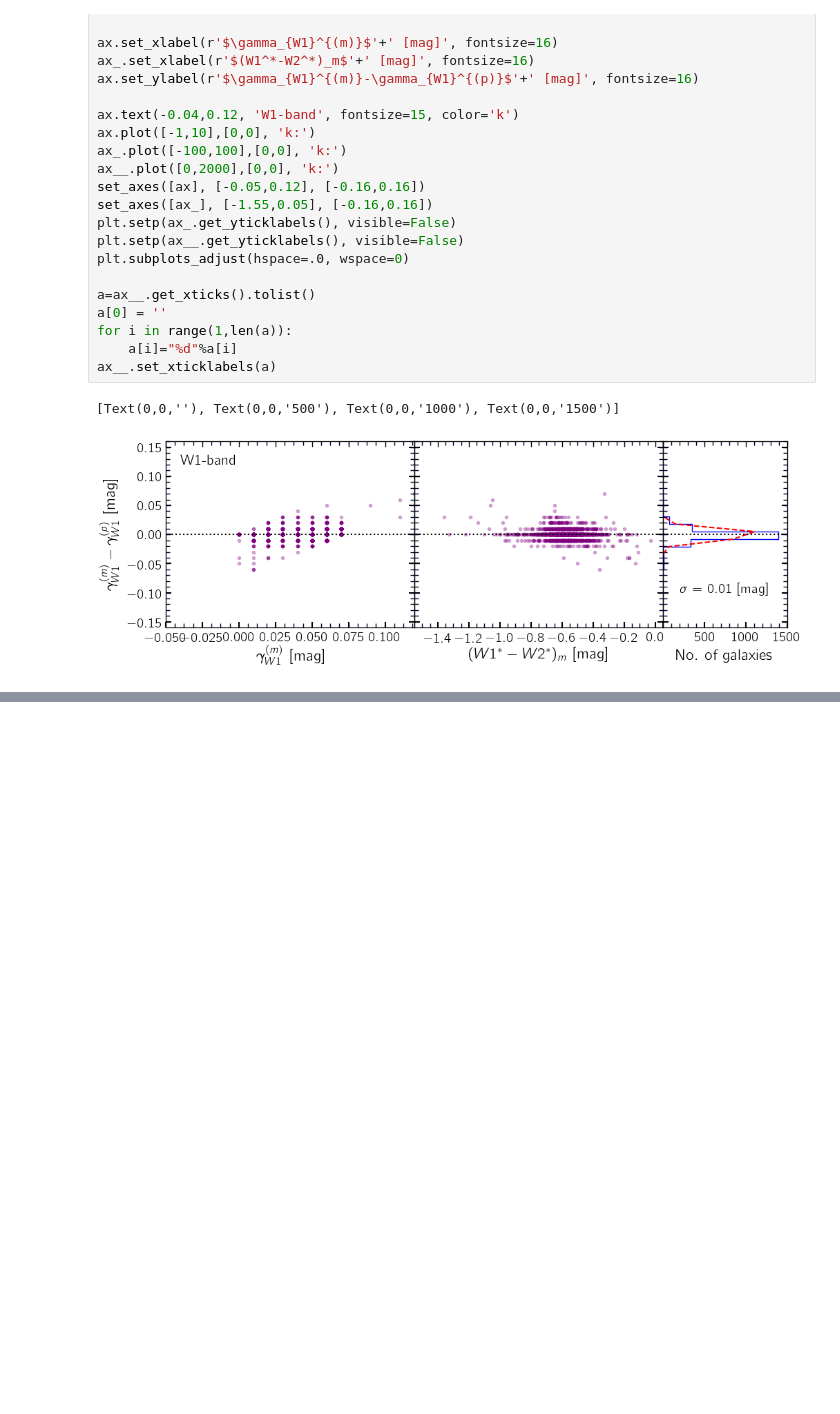
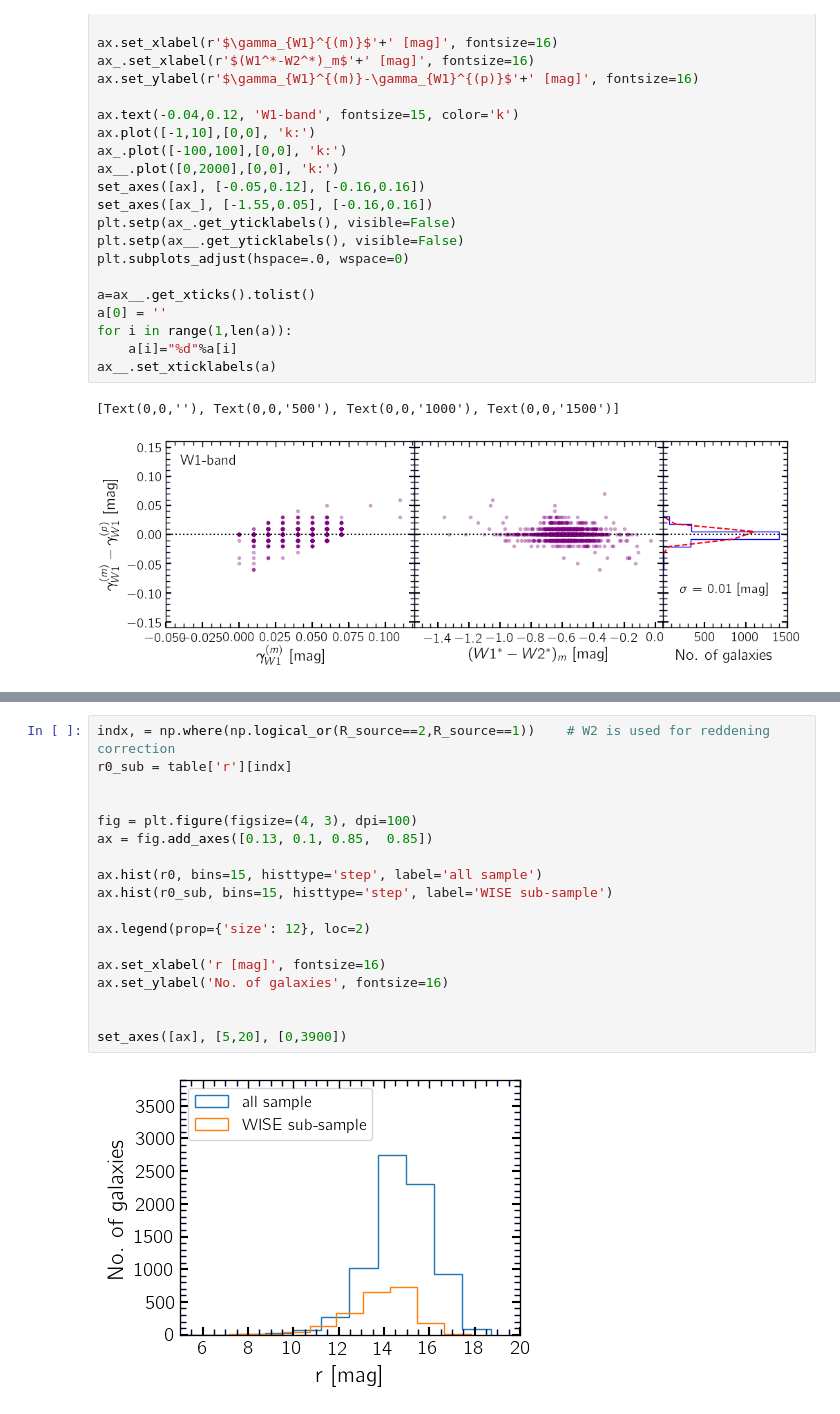
Before and after one commit to ekourkchi/TFcalibrators, a Jupyter notebook: Predictions_assessments.ipynb, the cells around one changed output, grey strips where cells are left out. Cells and saved outputs as stored; diff of their text form; blank space fills up the shorter version.

```diff
--- a/Predictions_assessments.ipynb
+++ b/Predictions_assessments.ipynb
@@ -597,0 +722,20 @@ ax__.set_xticklabels(a)
+# %%
+indx, = np.where(np.logical_or(R_source==2,R_source==1))    # W2 is used for reddening correction
+r0_sub = table['r'][indx]
+
+
+fig = plt.figure(figsize=(4, 3), dpi=100)
+ax = fig.add_axes([0.13, 0.1, 0.85,  0.85])
+
+ax.hist(r0, bins=15, histtype='step', label='all sample')
+ax.hist(r0_sub, bins=15, histtype='step', label='WISE sub-sample')
+
+ax.legend(prop={'size': 12}, loc=2)
+
+ax.set_xlabel('r [mag]', fontsize=16)
+ax.set_ylabel('No. of galaxies', fontsize=16)
+
+
+set_axes([ax], [5,20], [0,3900])
+# %% [output]
+[figure, added]
```
Also changed, not shown: parts of 6 cells of this notebook, 2 other files.
